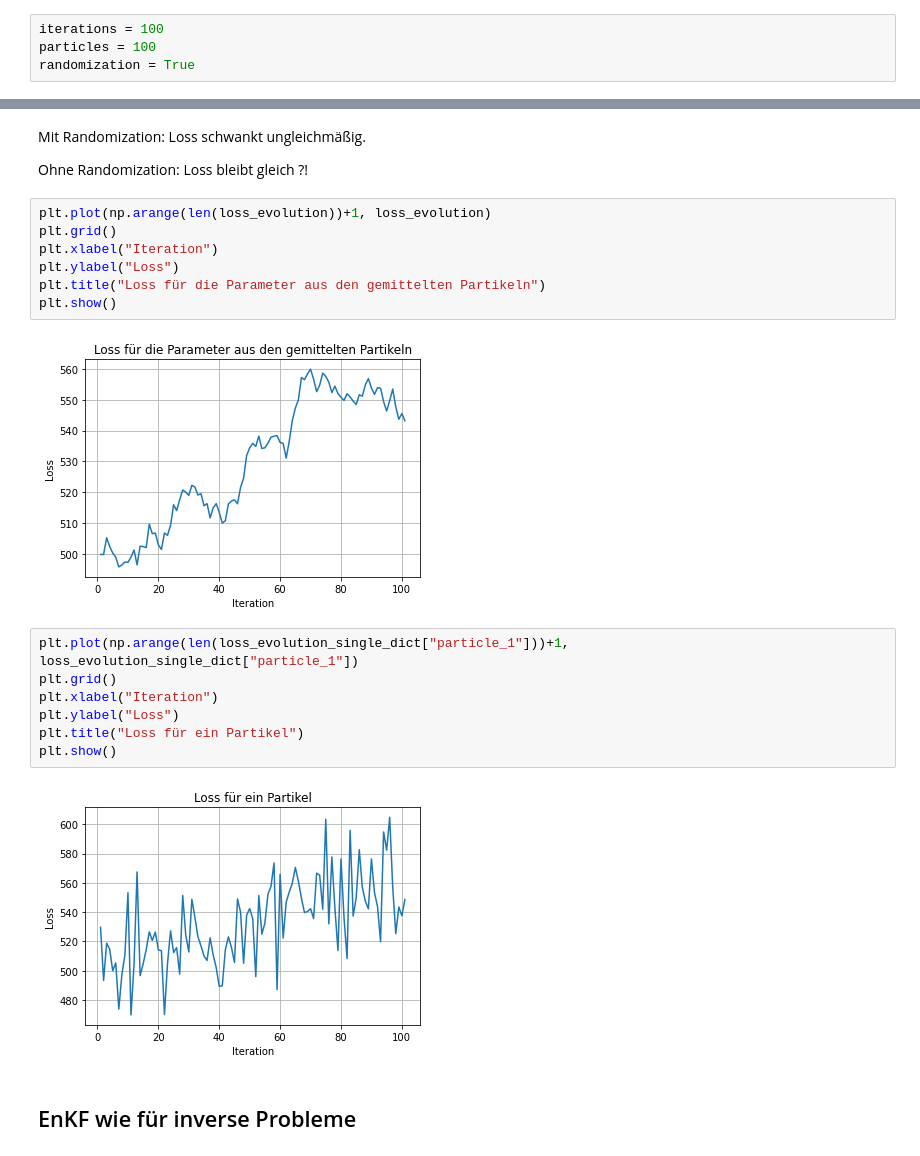
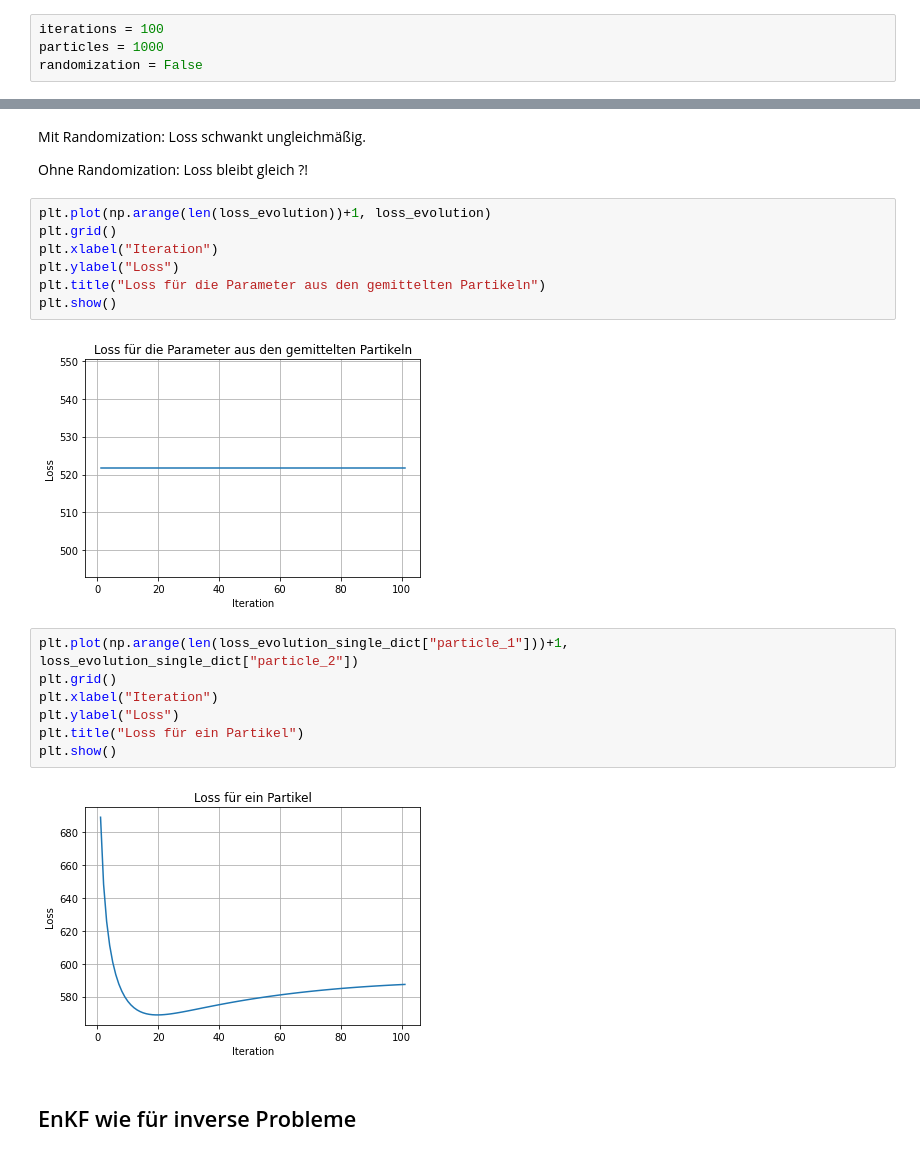
Before and after one commit to moritzlauff/thesis_programming, a Jupyter notebook: code_tests/linear_nonlinear_case_enkf_test.ipynb, the cells around one changed output, grey strips where cells are left out. Cells and saved outputs as stored; diff of their text form.

```diff
--- a/code_tests/linear_nonlinear_case_enkf_test.ipynb
+++ b/code_tests/linear_nonlinear_case_enkf_test.ipynb
@@ -56,8 +56,8 @@ mean_squared_error(y, np.ones(y.shape[0])*np.mean(y))
 ## EnKF-Algorithmus, wie ich ihn auch sonst implementiert habe
 # %%
 iterations = 100
-particles = 100
-randomization = True
+particles = 1000
+randomization = False
 # %%
 h_0 = 2
 epsilon = 0.5
@@ -163,16 +163,16 @@ plt.ylabel("Loss")
 plt.title("Loss für die Parameter aus den gemittelten Partikeln")
 plt.show()
 # %% [output]
-[figure, old version]
+[figure, new version]
 # %%
-plt.plot(np.arange(len(loss_evolution_single_dict["particle_1"]))+1, loss_evolution_single_dict["particle_1"])
+plt.plot(np.arange(len(loss_evolution_single_dict["particle_1"]))+1, loss_evolution_single_dict["particle_2"])
 plt.grid()
 plt.xlabel("Iteration")
 plt.ylabel("Loss")
 plt.title("Loss für ein Partikel")
 plt.show()
 # %% [output]
-[figure, old version]
+[figure, new version]
 # %% [markdown]
 ## EnKF wie für inverse Probleme
 # %%
```
Also changed, not shown: parts of 5 cells of this notebook, 3 other files.
